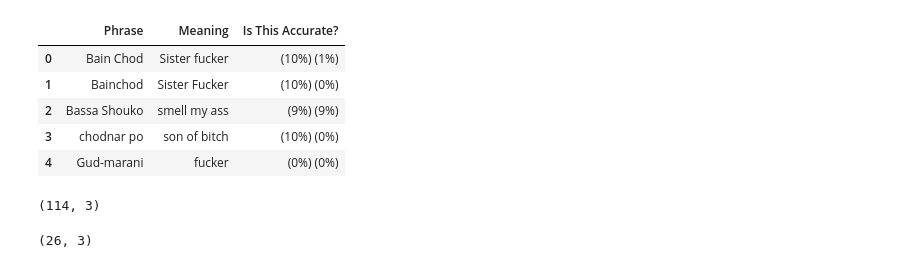
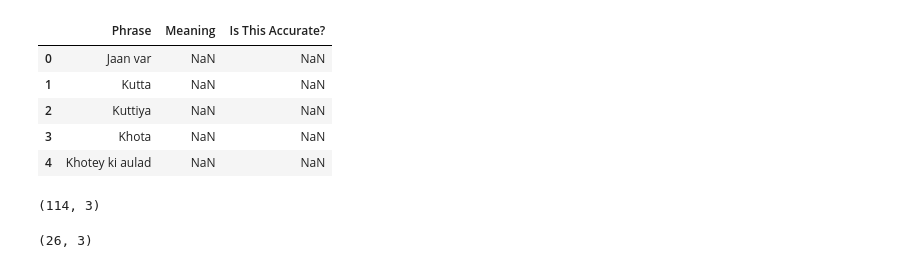
Before and after one commit to viveks-codes/IBW-Dataset, a Jupyter notebook: Untitled.ipynb, the cells around one changed output. Saved outputs shown, nothing was run; the diff lists cells and outputs as text; code cells hidden in the pictures.

```diff
--- a/Untitled.ipynb
+++ b/Untitled.ipynb
@@ -1,5 +1,6 @@
 # %%
 # scrapping from
+import numpy as np
 import pandas as pd
 df1  =  pd.read_csv("data/bangali.csv")
 df2  =  pd.read_csv("data/bangali2.csv")
@@ -22,4 +23,5 @@ df18 =  pd.read_csv("data/punjabji.csv")
 df19 =  pd.read_csv("data/punjabji2.csv")
 df20 =  pd.read_csv("data/telugu.csv")
 df21 =  pd.read_csv("data/urdu.csv")
+df22 =  pd.read_csv("data/hindin.csv")
 # %%
@@ -27,12 +29,12 @@ finaldf = df1.append([df2,df3,df4,df5,df6 ,df7 , df8, df9, df10, df11,df12,df13,
 # %%
-df2.head()
+df22.head()
 # %% [output]
 |  | Phrase | Meaning | Is This Accurate? |
-| 0 | Bain Chod | Sister fucker | (10%) (1%) |
-| 1 | Bainchod | Sister Fucker | (10%) (0%) |
-| 2 | Bassa Shouko | smell my ass | (9%) (9%) |
-| 3 | chodnar po | son of bitch | (10%) (0%) |
-| 4 | Gud-marani | fucker | (0%) (0%) |
+| 0 | Jaan var | NaN | NaN |
+| 1 | Kutta | NaN | NaN |
+| 2 | Kuttiya | NaN | NaN |
+| 3 | Khota | NaN | NaN |
+| 4 | Khotey ki aulad | NaN | NaN |
 # %%
 df1.shape
 # %% [output]
```
Also changed, not shown: parts of 15 cells of this notebook, 2 other files.
